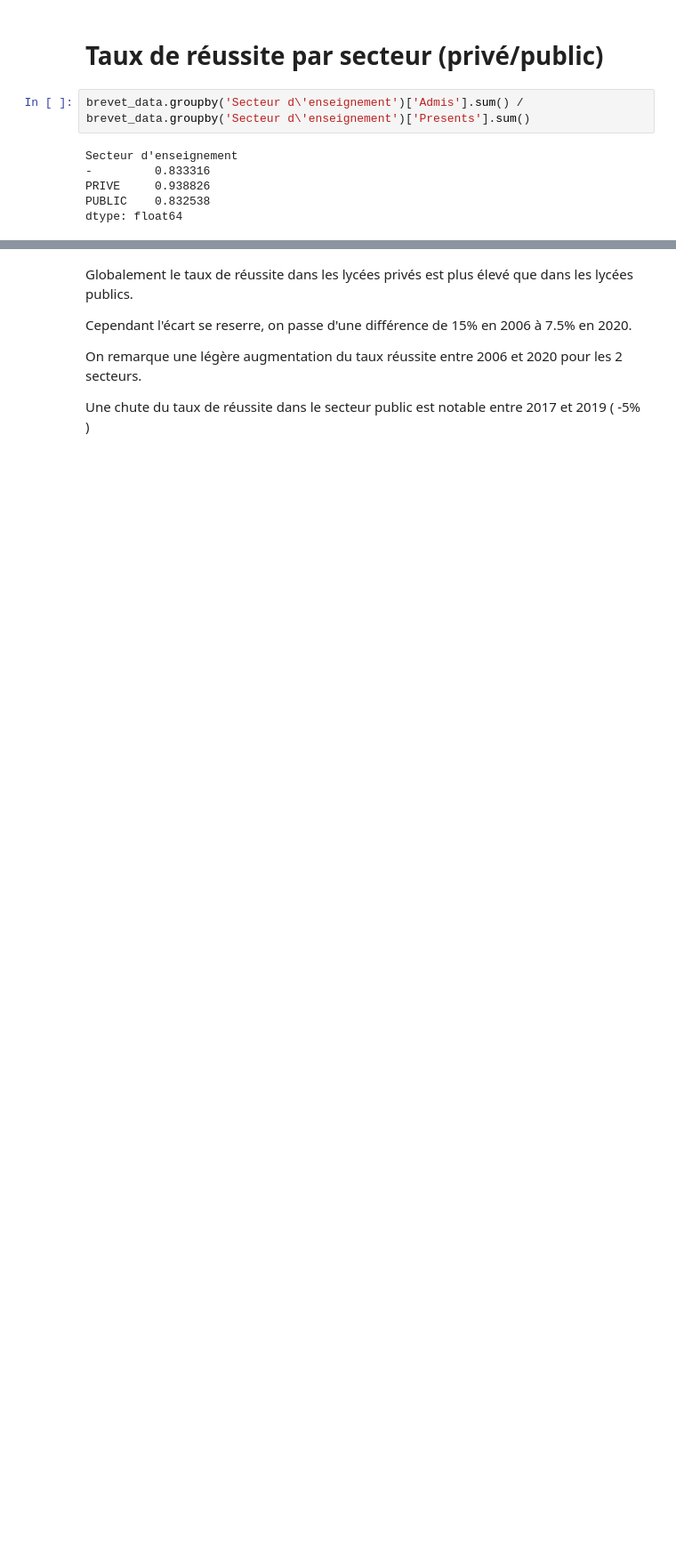
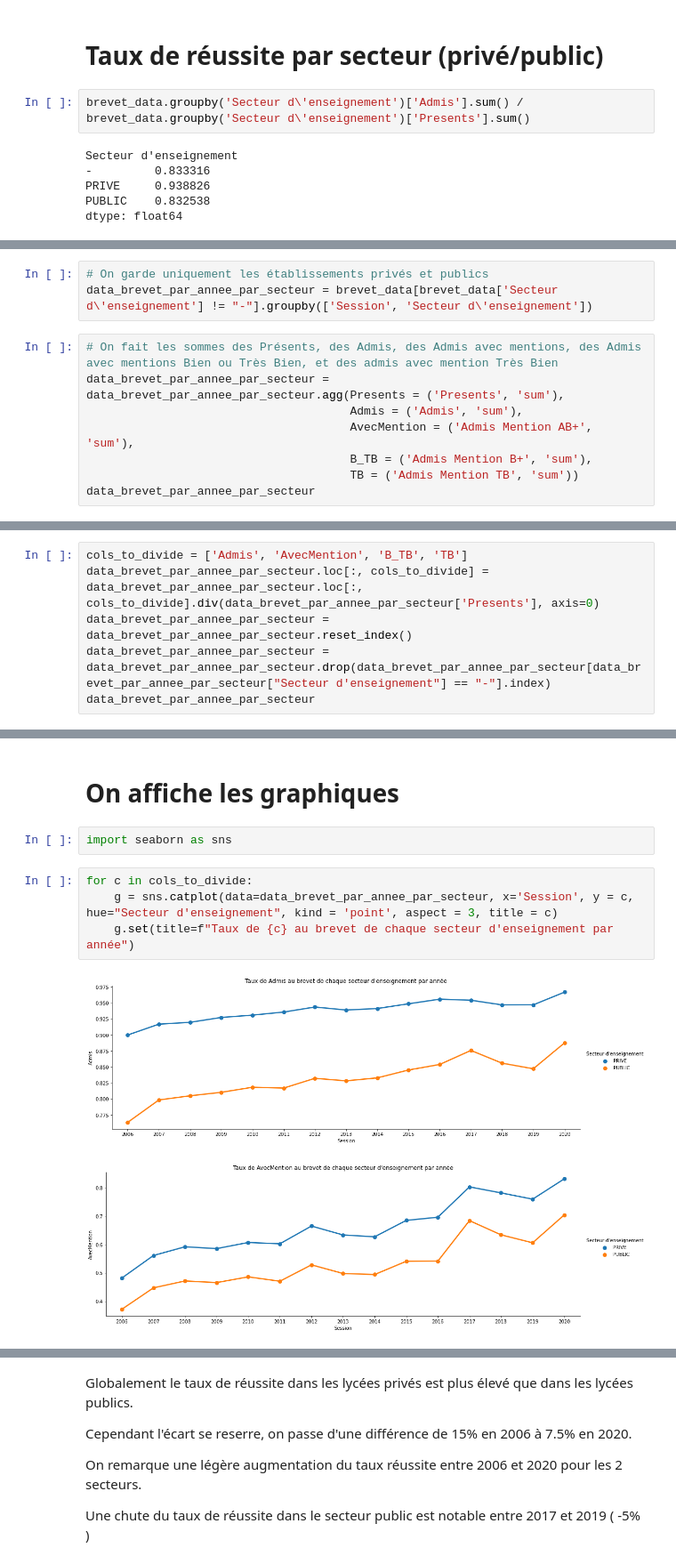
Before and after one commit to jacquesren123/delta, a Jupyter notebook: notebook/brevet.ipynb, the cells around one changed output, grey strips where cells are left out. Shown at 89% size. Saved outputs shown, nothing was run; the diff lists cells and outputs as text; blank space fills up the shorter version.

```diff
--- a/notebook/brevet.ipynb
+++ b/notebook/brevet.ipynb
@@ -189,0 +153,11 @@ sns.catplot(data=taux_reussite_par_annee_par_secteur,x='Session',hue="Secteur d'
+# %%
+# On garde uniquement les établissements privés et publics
+data_brevet_par_annee_par_secteur = brevet_data[brevet_data['Secteur d\'enseignement'] != "-"].groupby(['Session', 'Secteur d\'enseignement'])
+# %%
+# On fait les sommes des Présents, des Admis, des Admis avec mentions, des Admis avec mentions Bien ou Très Bien, et des admis avec mention Très Bien
+data_brevet_par_annee_par_secteur = data_brevet_par_annee_par_secteur.agg(Presents = ('Presents', 'sum'),
+                                      Admis = ('Admis', 'sum'),
+                                      AvecMention = ('Admis Mention AB+', 'sum'),
+                                      B_TB = ('Admis Mention B+', 'sum'),
+                                      TB = ('Admis Mention TB', 'sum'))
+data_brevet_par_annee_par_secteur
@@ -189,0 +185,6 @@ sns.catplot(data=taux_reussite_par_annee_par_secteur,x='Session',hue="Secteur d'
+# %%
+cols_to_divide = ['Admis', 'AvecMention', 'B_TB', 'TB']
+data_brevet_par_annee_par_secteur.loc[:, cols_to_divide] = data_brevet_par_annee_par_secteur.loc[:, cols_to_divide].div(data_brevet_par_annee_par_secteur['Presents'], axis=0)
+data_brevet_par_annee_par_secteur = data_brevet_par_annee_par_secteur.reset_index()
+data_brevet_par_annee_par_secteur = data_brevet_par_annee_par_secteur.drop(data_brevet_par_annee_par_secteur[data_brevet_par_annee_par_secteur["Secteur d'enseignement"] == "-"].index)
+data_brevet_par_annee_par_secteur
@@ -189,0 +209,11 @@ sns.catplot(data=taux_reussite_par_annee_par_secteur,x='Session',hue="Secteur d'
+# %% [markdown]
+# On affiche les graphiques
+# %%
+import seaborn as sns
+# %%
+for c in cols_to_divide:
+    g = sns.catplot(data=data_brevet_par_annee_par_secteur, x='Session', y = c, hue="Secteur d'enseignement", kind = 'point', aspect = 3, title = c)
+    g.set(title=f"Taux de {c} au brevet de chaque secteur d'enseignement par année")
+# %% [output]
+[figure, added]
+[figure, added]
```
Also changed, not shown: parts of 19 cells of this notebook.
